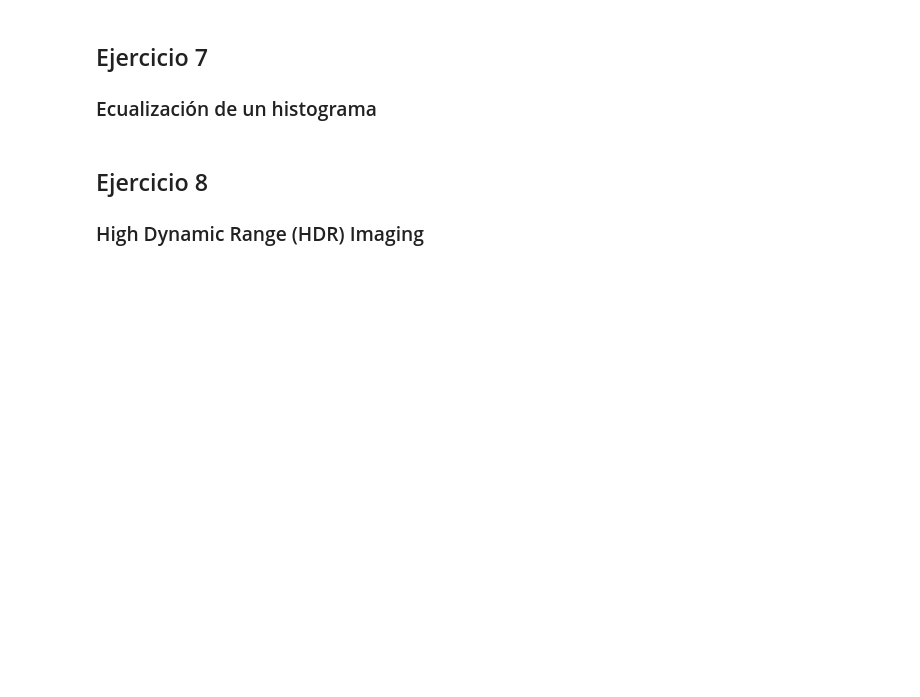
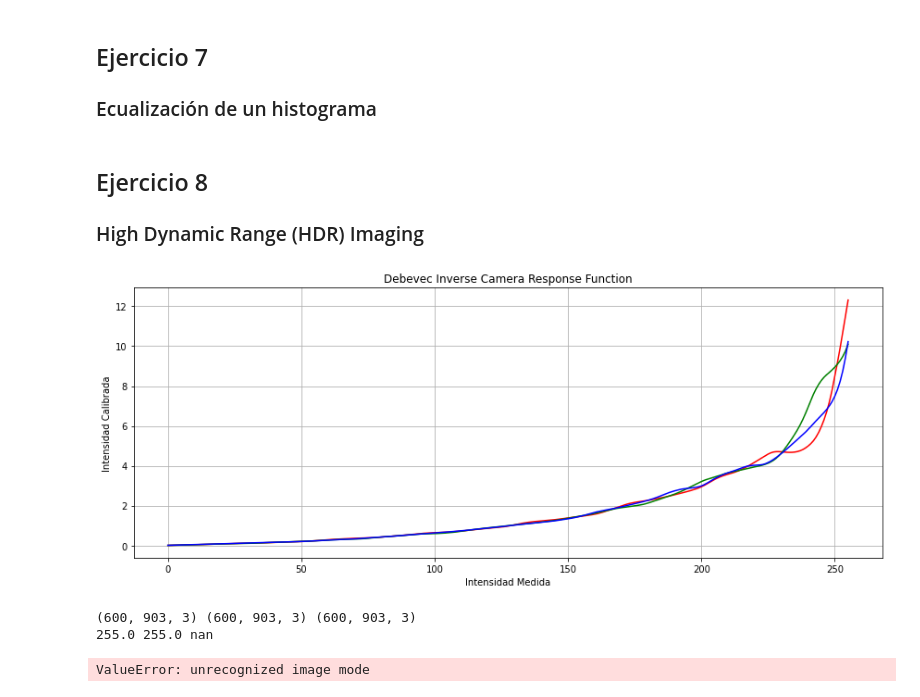
Before and after one commit to pabgonzalez/Digital-Image-Processing, a Jupyter notebook: TP4 - Procesamiento en el dominio espacial/TP4.ipynb, the cells around one changed output. Cells and saved outputs as stored; diff of their text form; code cells hidden in the pictures; blank space fills up the shorter version.

```diff
--- a/TP4 - Procesamiento en el dominio espacial/TP4.ipynb
+++ b/TP4 - Procesamiento en el dominio espacial/TP4.ipynb
@@ -188,3 +188,67 @@ display(Image.fromarray(img_combined.astype(np.uint8)))
 # %% [markdown]
 ## Ejercicio 8
 ### High Dynamic Range (HDR) Imaging
+# %%
+# List of exposure times
+times = np.array([ 1/30, 1/10, 1/3, 0.62, 1.3, 4 ], dtype=np.float32)
+
+# List of images
+images = []
+for i in range(1, 7):
+    images.append( cv2.imread(f'images/HDR images/office_{i}.jpg') )
+
+# Align input images
+alignMTB = cv2.createAlignMTB()
+alignMTB.process(images, images)
+
+# Obtain Camera Response Function (CRF)
+calibrateDebevec = cv2.createCalibrateDebevec()
+responseDebevec = calibrateDebevec.process(images, times)
+
+# Plot inverse CRF
+plt.figure(figsize=(12, 5))
+plt.title('Debevec Inverse Camera Response Function')
+plt.plot(responseDebevec[:,0,0], 'red')
+plt.plot(responseDebevec[:,0,1], 'green')
+plt.plot(responseDebevec[:,0,2], 'blue')
+plt.ylabel('Intensidad Calibrada')
+plt.xlabel('Intensidad Medida')
+plt.grid()
+plt.tight_layout()
+plt.show()
+
+# Merge images into an HDR linear image
+mergeDebevec = cv2.createMergeDebevec()
+hdrDebevec = mergeDebevec.process(images, times, responseDebevec)
+
+# Tonemap using Drago's method to obtain 24-bit color image
+tonemapDrago = cv2.createTonemapDrago(1.0, 0.7)
+ldrDrago = tonemapDrago.process(hdrDebevec)
+ldrDrago = 255 * ldrDrago
+
+# Tonemap using Durand's method obtain 24-bit color image
+#tonemapDurand = cv2.createTonemapDurand(1.5,4,1.0,1,1)
+#ldrDurand = tonemapDurand.process(hdrDebevec)
+#ldrDurand = 255 * ldrDurand
+
+# Tonemap using Reinhard's method to obtain 24-bit color image
+tonemapReinhard = cv2.createTonemapReinhard(1.5, 0,0,0)
+ldrReinhard = tonemapReinhard.process(hdrDebevec) * 255
+
+# Tonemap using Mantiuk's method to obtain 24-bit color image
+tonemapMantiuk = cv2.createTonemapMantiuk(2.2,0.85, 1.2)
+ldrMantiuk = tonemapMantiuk.process(hdrDebevec)
+ldrMantiuk = 255 * ldrMantiuk
+
+print(ldrDrago.shape, ldrReinhard.shape, ldrMantiuk.shape)
+print(ldrDrago.max(), ldrReinhard.max(), ldrMantiuk.max())
+
+# Display HDR image.
+display(Image.fromarray(ldrDrago.astype(np.uint8), mode="BGR"))
+display(Image.fromarray(ldrReinhard.astype(np.uint8), mode="BGR"))
+display(Image.fromarray(ldrMantiuk.astype(np.uint8), mode="BGR"))
+# %% [output]
+[figure, added]
+(600, 903, 3) (600, 903, 3) (600, 903, 3)
+255.0 255.0 nan
+ValueError: unrecognized image mode
```
Also changed, not shown: parts of 1 cell of this notebook, 1 other file.
